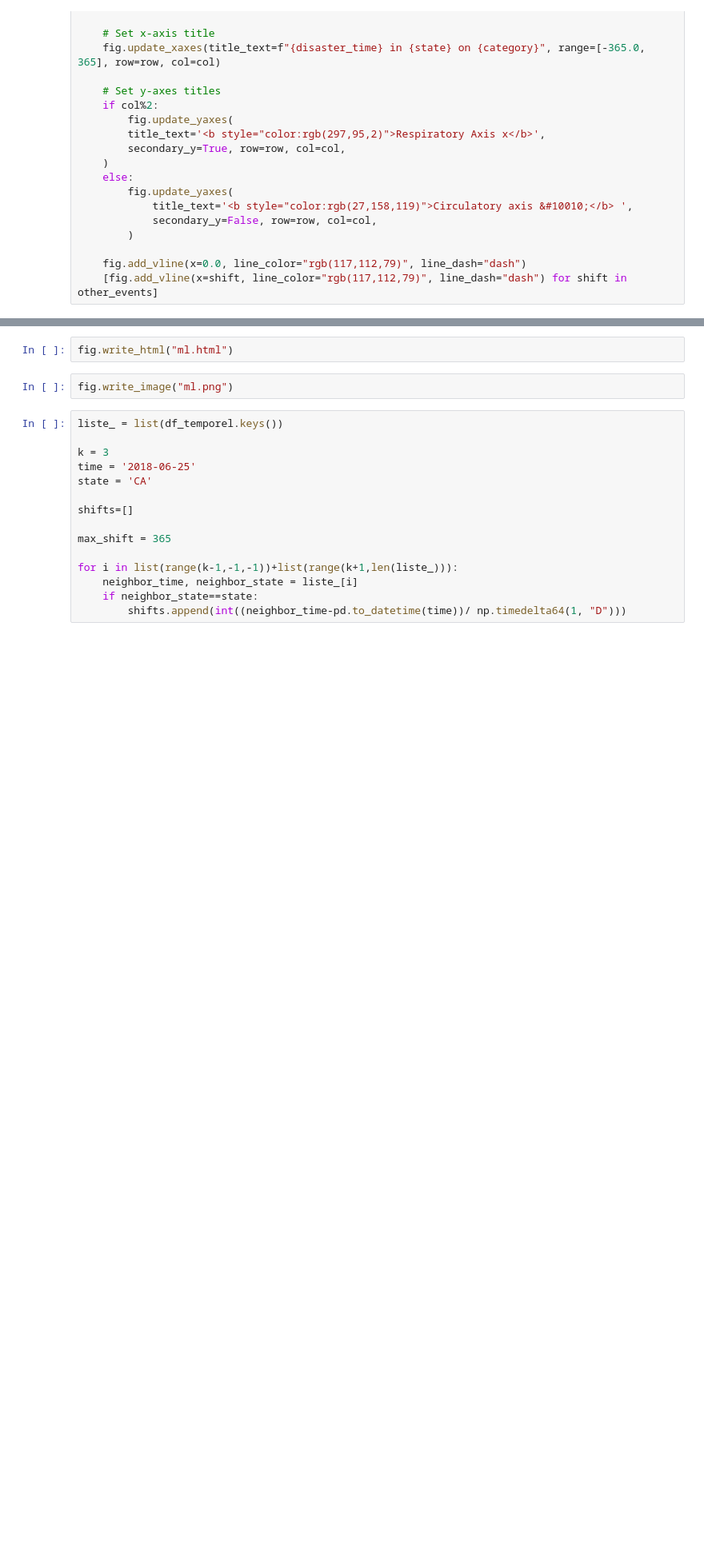
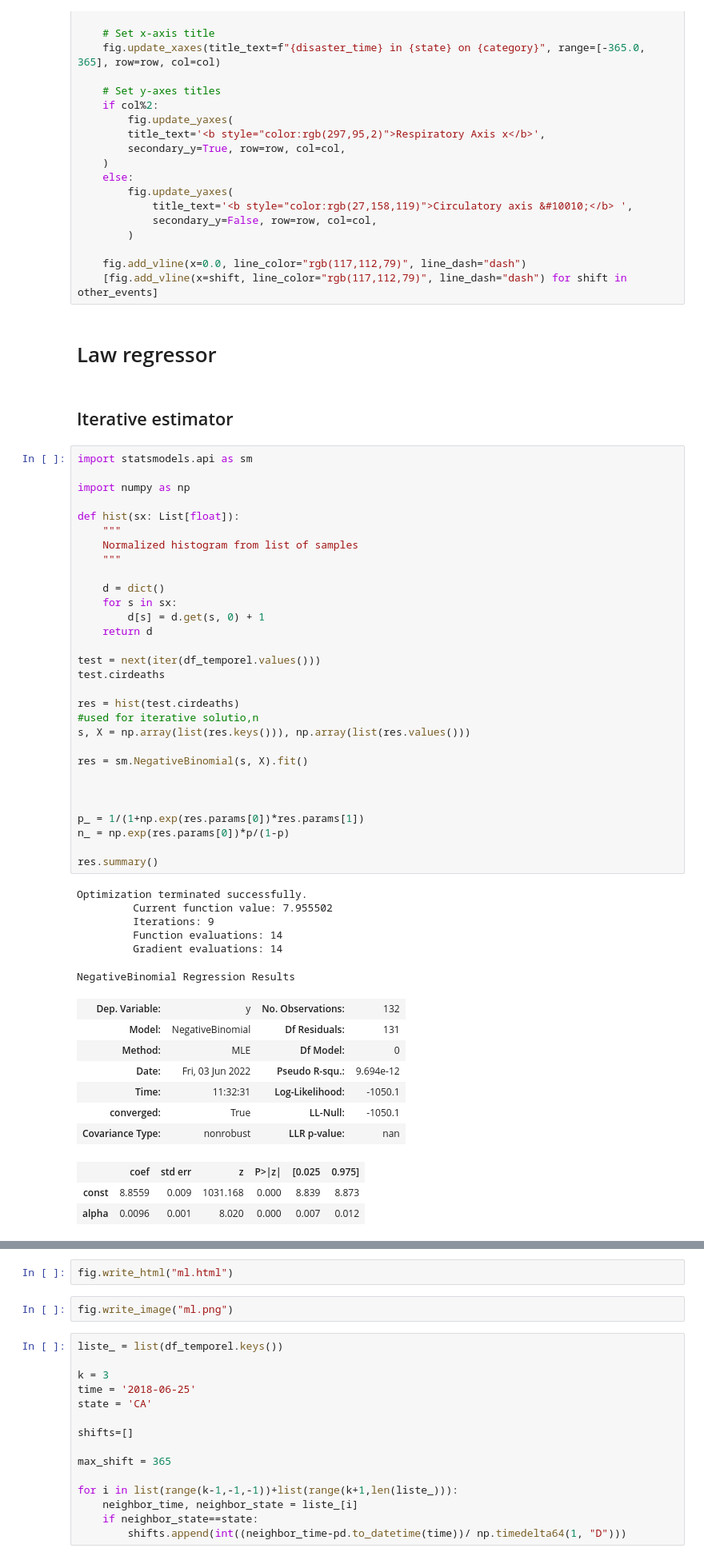
Before and after one commit to arnaud39/us_studies, a Jupyter notebook: plots.ipynb, the cells around one changed output, grey strips where cells are left out. Shown at 80% size. Cells and saved outputs as stored; diff of their text form; blank space fills up the shorter version.

```diff
--- a/plots.ipynb
+++ b/plots.ipynb
@@ -166,3 +170,54 @@ def plot(fig:Any, df: pd.DataFrame, row:int, col:int, disaster_time:str, state:
 
     fig.add_vline(x=0.0, line_color="rgb(117,112,79)", line_dash="dash")
     [fig.add_vline(x=shift, line_color="rgb(117,112,79)", line_dash="dash") for shift in other_events]
+# %% [markdown]
+# Law regressor
+# %% [markdown]
+## Iterative estimator
+# %%
+import statsmodels.api as sm
+
+import numpy as np
+
+def hist(sx: List[float]):
+    """
+    Normalized histogram from list of samples
+    """
+
+    d = dict()
+    for s in sx:
+        d[s] = d.get(s, 0) + 1
+    return d
+
+test = next(iter(df_temporel.values()))
+test.cirdeaths
+
+res = hist(test.cirdeaths)
+#used for iterative solutio,n
+s, X = np.array(list(res.keys())), np.array(list(res.values()))
+
+res = sm.NegativeBinomial(s, X).fit()
+
+
+
+p_ = 1/(1+np.exp(res.params[0])*res.params[1])
+n_ = np.exp(res.params[0])*p/(1-p)
+
+res.summary()
+# %% [output]
+Optimization terminated successfully.
+         Current function value: 7.955502
+         Iterations: 9
+         Function evaluations: 14
+         Gradient evaluations: 14
+NegativeBinomial Regression Results
+| Dep. Variable: | y | No. Observations: | 132 |
+| Model: | NegativeBinomial | Df Residuals: | 131 |
+| Method: | MLE | Df Model: | 0 |
+| Date: | Fri, 03 Jun 2022 | Pseudo R-squ.: | 9.694e-12 |
+| Time: | 11:32:31 | Log-Likelihood: | -1050.1 |
+| converged: | True | LL-Null: | -1050.1 |
+| Covariance Type: | nonrobust | LLR p-value: | nan |
+|  | coef | std err | z | P>|z| | [0.025 | 0.975] |
+| const | 8.8559 | 0.009 | 1031.168 | 0.000 | 8.839 | 8.873 |
+| alpha | 0.0096 | 0.001 | 8.020 | 0.000 | 0.007 | 0.012 |
```
Also changed, not shown: parts of 13 cells of this notebook, 2 other files.
